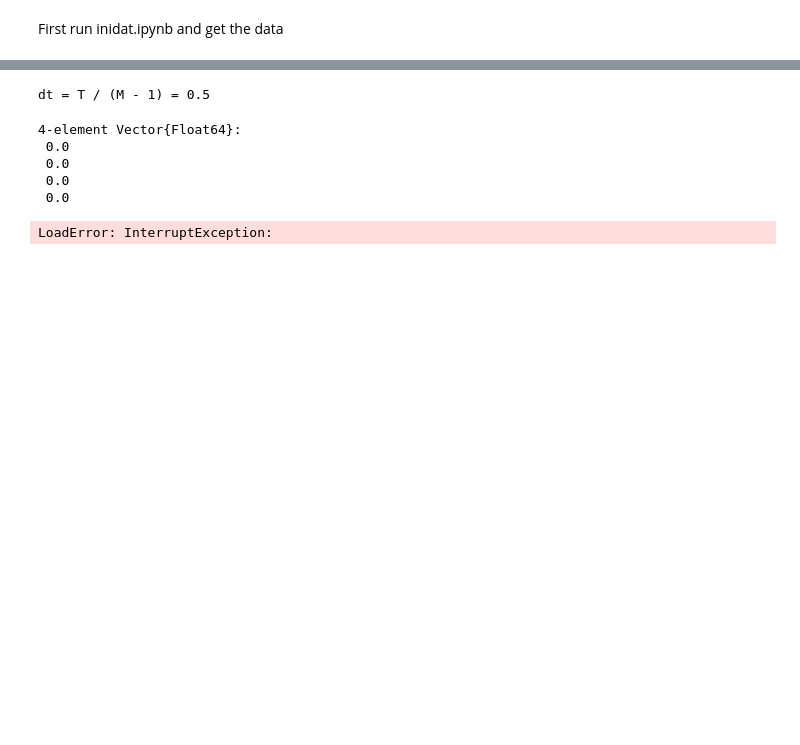
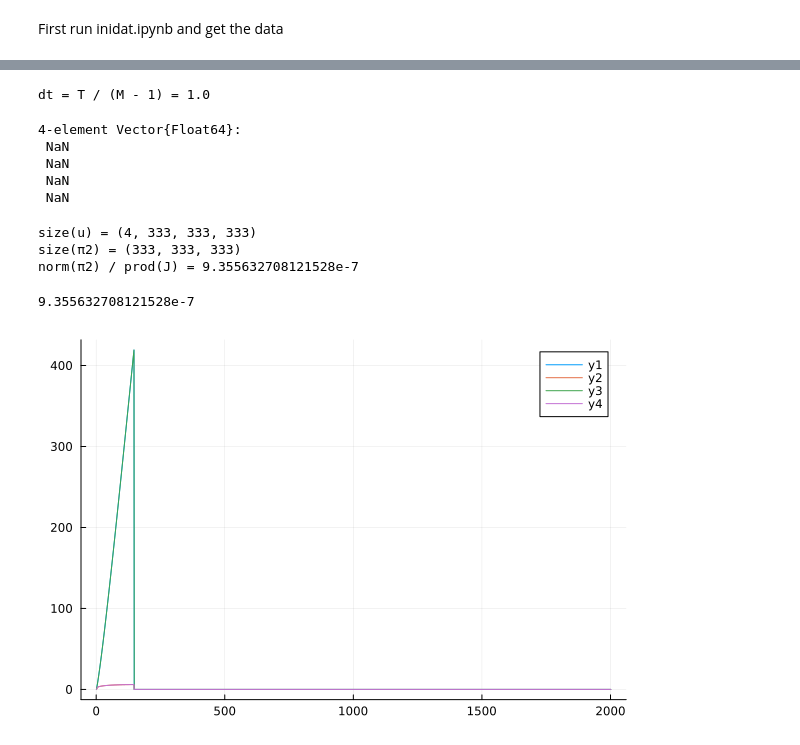
Before and after one commit to reula/boson, a Jupyter notebook: relax_solver_full.ipynb, the cells around one changed output, grey strips where cells are left out. Drawn from its saved outputs; the diff is of its cells as text; code cells hidden in the pictures; blank space fills up the shorter version.

```diff
--- a/relax_solver_full.ipynb
+++ b/relax_solver_full.ipynb
@@ -50,5 +66,5 @@ includet("local_aux_functions.jl")
 # %% [markdown]
 First run inidat.ipynb and get the data
 # %%
-data = h5open("data_3d_h_step_cut.h5", "r")
+data = h5open("data_3d_h_step_cut_small.h5", "r")
 # %% [output]
@@ -102,12 +122,14 @@ d2 = zeros(2,J...);
 #dyu = similar(u);
 #dzu = similar(u);
 # %%
-T = 1000.0
-M = 2001
+T = 10.0
+data_step = 10 #place where to extract data
+int_steps = 1
+M = data_step * int_steps + 1
 @show dt = T/(M-1)
-t = 0.0
 
-#v = zeros(n_fields,M+1,J...)
+
+v = zeros(n_fields,data_step+1 ,J...)
 τ = 1.0 #damping must be positive here
 par = (1.0, 1.0, τ) # (a, b, τ)
 #par_F = (x,y,z,dxu,dyu,dzu,Dx,Dy,Dz,D2x,D2y,D2z,d2,dx,ρ,J, par)
@@ -117,28 +139,41 @@ dxu_z = zeros(2,n_fields,J[1],J[2]); dyu_z = copy(dxu_z); dzu_z = copy(dxu_z)
 coors = (x,y,z)
 boundary_derivs = (dxu_x,dyu_x,dzu_x,dxu_y,dyu_y,dzu_y,dxu_z,dyu_z,dzu_z)
 derivs = (Dx,Dy,Dz,D2x,D2y,D2z)
-ρ = (π2,∇2,V)
+ρ = 0.01 .*(π2,∇2,V)
 par_FCR = (coors,boundary_derivs,derivs,d2,dx,ρ,J,n_fields,par)
 norms = zeros(n_fields,M)
-
-norms[:,1] = [norm(u[1,:,:,:]),norm(u[2,:,:,:]),norm(u[3,:,:,:]),norm(u[4,:,:,:])]
 # %% [output]
-dt = T / (M - 1) = 0.5
+dt = T / (M - 1) = 1.0
 4-element Vector{Float64}:
- 0.0
- 0.0
- 0.0
- 0.0
+ NaN
+ NaN
+ NaN
+ NaN
+# %%
+@show size(u);
+@show size(π2)
+@show norm(π2)/prod(J)
+# %% [output]
+size(u) = (4, 333, 333, 333)
+size(π2) = (333, 333, 333)
+norm(π2) / prod(J) = 9.355632708121528e-7
+9.355632708121528e-7
 # %%
-for m in 2:M
-    RK4_Step!(FCR_Full,u,t,dt,par_FCR)
-    t = t + dt
-    norms[:,m] = [norm(u[1,:,:,:]),norm(u[2,:,:,:]),norm(u[3,:,:,:]),norm(u[4,:,:,:])]
-    if mod(m-1,10)==0
-        println("t = $t, norm u_1 = $(norms[1,m]) norm u_2 = $(norms[2,m]), norm u_3 = $(norms[3,m]) norm u_4 = $(norms[4,m])")
+u[1,:,:,:] .= 1.0
+u[2,:,:,:] .= 0.0
+u[3,:,:,:] .= 1.0
+u[4,:,:,:] .= 0.0
+
+norms[:,1] = [norm(u[1,:,:,:]),norm(u[2,:,:,:]),norm(u[3,:,:,:]),norm(u[4,:,:,:])]
+
+global t = 0.0
+for m in 1:data_step-1
+    for mm in 1:int_steps
+        RK4_Step!(FCR_Full,u,t,dt,par_FCR)
+        global t = t + dt
     end
-    #v[:,m,:,:,:] = u[:,:,:,:]
+    norms[:,m+1] = [norm(u[1,:,:,:]),norm(u[2,:,:,:]),norm(u[3,:,:,:]),norm(u[4,:,:,:])]
+    println("t = $t, m = $m, norm u_1 = $(norms[1,m]) norm u_2 = $(norms[2,m]), norm u_3 = $(norms[3,m]) norm u_4 = $(norms[4,m])")
+    v[:,m+1,:,:,:] = u[:,:,:,:]
 
 end
-# %% [output]
-LoadError: InterruptException:
@@ -144,0 +182,7 @@ LoadError: InterruptException:
+# %%
+plot(norms[1,:])
+plot!(norms[2,:])
+plot!(norms[3,:])
+plot!(norms[4,:])
+# %% [output]
+[figure, added]
```
Also changed, not shown: parts of 5 cells of this notebook, 3 other files.
